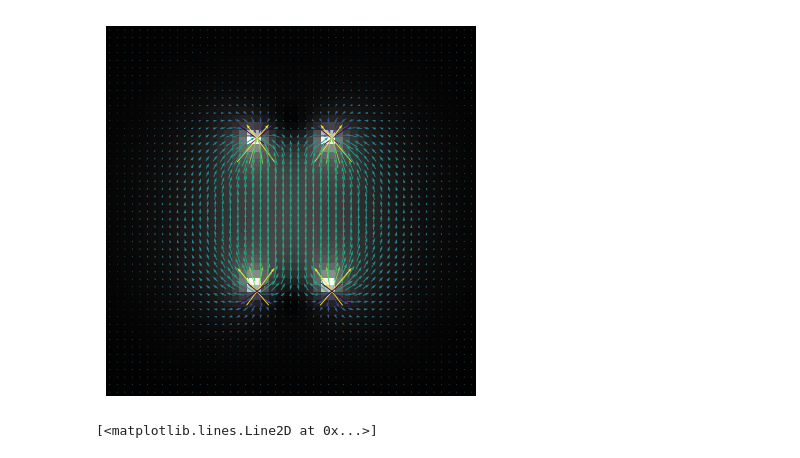
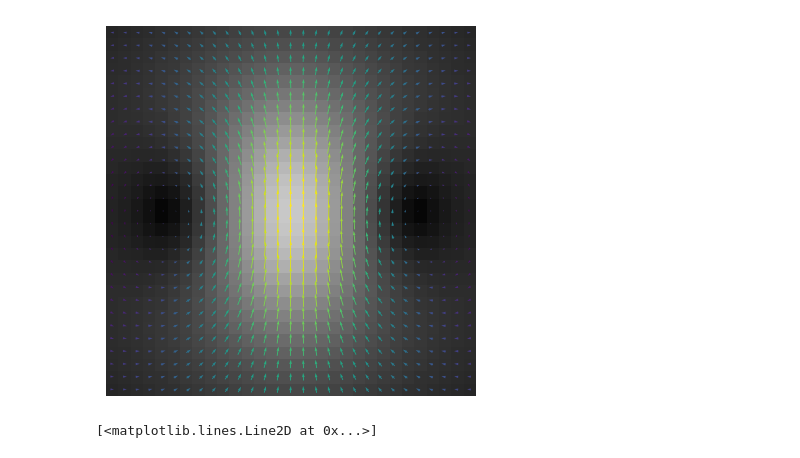
Before and after one commit to PabloDome/Microcopio, a Jupyter notebook: BobinasHemholtz.ipynb, the cells around one changed output. Saved outputs shown, nothing was run; the diff lists cells and outputs as text; code cells hidden in the pictures.

```diff
--- a/BobinasHemholtz.ipynb
+++ b/BobinasHemholtz.ipynb
@@ -3,17 +3,16 @@
 # %%
 import numpy as np
 import matplotlib.pyplot as plt
-from numba import jit
 
 # Tomo el eje z como el eje de las espiras
 
 e = 0.05 # Diametro del alambre en cm
 N_bob = 1 # Cantidad de espiras en el plano xy
 N_z = 1 # Cantidad de espiras en el eje z
-Rad_bob = 1 # Radio de la bobina interna en cm
-Pos_max = 2.5 #Distancia maxima de zoneo en cm
-Tam = 50 #Tamaño de la discretización del espacio
-I = 1 # Corriente en A
+Rad_bob = 0.3 # Radio de la bobina interna en cm
+Pos_max = 3 #Distancia maxima de zoneo en cm
+Tam = 30 #Tamaño de la discretización del espacio
+I = 2 # Corriente en A
 
 B_x = np.zeros((Tam,Tam))
 B_z = np.zeros((Tam,Tam))
@@ -22,82 +21,89 @@ Btot_x = np.zeros((Tam,Tam))
 Btot_z = np.zeros((Tam,Tam))
 
 B_punto = np.zeros(3)
+r = np.zeros(3)
 
-def BitSabart(I, r, r_bob, Radio_bob): #Es necesario que Radio_bob este en m
+Bx = np.zeros((Tam,Tam))
+Bz = np.zeros((Tam,Tam))
+
+def BitSabart(r, r_bob, Radio_bob): #Es necesario que Radio_bob este en m
   # Por practicidad voy a calcular el campo en xz, pero agregando la linea comentada se puede hacer en 3d
-  theta = np.linspace(0, 2*np.pi, num=100, endpoint=True) # num es la cantidad de divisiones de integración
-  Bx = -pow(10,-7)*I*np.trapz((r_bob[2]-r[2])*np.cos(theta)/pow((pow(-r[0]+r_bob[0]+Radio_bob*np.cos(theta),2)+
-                                                                 pow(-r[1]+r_bob[1]+Radio_bob*np.sin(theta),2)+
-                                                                 pow(-r[2]+r_bob[2],2)),3/2), theta)
-  #By = pow(10,-7)*I*np.trapz((r_bob[2]-r[2])*np.sin(theta)/pow((pow(-r[0]+r_bob[0]+Radio_bob*np.cos(theta),2)+
-  #                                                              pow(-r[1]+r_bob[1]+Radio_bob*np.sin(theta),2)+
-  #                                                              pow(-r[2]+r_bob[2],2)),3/2), theta)
-  Bz = pow(10,-7)*I*np.trapz(((r_bob[1]-r[1])*np.sin(theta)+(r_bob[0]-r[0])*np.cos(theta)+
-                              Radio_bob)/pow((pow(-r[0]+r_bob[0]+Radio_bob*np.cos(theta),2)+
-                                              pow(-r[1]+r_bob[1]+Radio_bob*np.sin(theta),2)+
-                                              pow(-r[2]+r_bob[2],2)),3/2), theta)
+  C = 0.01*I*Radio_bob
+  theta = np.linspace(0, 2*np.pi, num=100) # num es la cantidad de divisiones de integración
+  Bx = C*np.trapz((r_bob[2]-r[2])*np.cos(theta)/pow((pow(r_bob[0]-r[0]+Radio_bob*np.cos(theta),2)+
+                                                                 pow(r_bob[1]-r[1]+Radio_bob*np.sin(theta),2)+
+                                                                 pow(r_bob[2]-r[2],2)),3/2), theta)
+  #By = C*np.trapz((r_bob[2]-r[2])*np.sin(theta)/pow((pow(r_bob[0]-r[0]+Radio_bob*np.cos(theta),2)+
+  #                                                               pow(r_bob[1]-r[1]+Radio_bob*np.sin(theta),2)+
+  #                                                               pow(r_bob[2]-r[2],2)),3/2), theta)
+  Bz = C*np.trapz(((r[1]-r_bob[1])*np.sin(theta)+(r[0]-r_bob[0])*np.cos(theta)-Radio_bob)/pow((pow(r_bob[0]-r[0]+Radio_bob*np.cos(theta),2)+
+                                              pow(r_bob[1]-r[1]+Radio_bob*np.sin(theta),2)+
+                                              pow(r_bob[2]-r[2],2)),3/2), theta)
 
   B = np.array([Bx, 0, Bz])
 
   return B
 
-
-def Espira_punto(r, r_bob):
+def Espira(a, pos_bob):
 
   B_p = B_punto*0
 
-  r_bob_0 = r_bob
+  for i in range(Tam):
+    for j in range(Tam):
+      r = [(i-(Tam-1)*0.5)*2*(Pos_max/100)/Tam, ((Tam-1)*0.5)*2*(Pos_max/100)/Tam, (j-(Tam-1)*0.5)*2*(Pos_max/100)/Tam]
+      B_p = BitSabart(r, pos_bob, a)
+      B_x[i,j] = B_p[0]
+      B_z[i,j] = B_p[2]
 
-  for i in range(N_bob):
-    a = (Rad_bob+i*e)/100
-    for j in range(N_z):
-      r_bob[2] = r_bob_0[2] + j*(e/100)
-      B_p = B_p + BitSabart(I, r, r_bob, a)
-
-  return  B_p
+  return  B_x, B_z
 
 
 def Bobina():
-  B_x = np.zeros((Tam,Tam))
-  B_z = np.zeros((Tam,Tam))
+
   Distancia_bobs = Rad_bob*0.5   #Posición de la espira en cm
+  B_x_tot = B_x*0
+  B_z_tot = B_z*0
+  r_bob = r*0
 
-  r_bob = np.array([0, 0, Distancia_bobs])
+  for i in range(N_bob):
+    a = Rad_bob + i*e
+    for j in range(N_z):
 
-  for i in range(Tam):
-    for j in range(Tam):
-      r = np.array([(i-(Tam-1)*0.5)*2*(Pos_max/100)/Tam, 0, (j-(Tam-1)*0.5)*2*(Pos_max/100)/Tam])
-      B_punto = Espira_punto(r, r_bob/100)
-      B_x[i,j] = B_punto[0]
-      B_z[i,j] = B_punto[2]
+      r_bob[2] = Distancia_bobs + j*e
+      Bx, Bz = Espira(a/100, r_bob/100)
+      B_x_tot = Bx + B_x_tot
+      B_z_tot = Bz + B_z_tot
 
-  return B_x, B_z
+  return B_x_tot, B_z_tot
 
 B_x, B_z = Bobina()
 
 for i in range(Tam):
   for j in range(Tam):
     Btot_x[i,j] = B_x[i,j] + B_x[Tam-i-1,Tam-j-1]
     Btot_z[i,j] = B_z[i,j] + B_z[Tam-i-1,Tam-j-1]
 
 
 Int_Campo = np.sqrt(Btot_x*Btot_x+Btot_z*Btot_z)
 
 
-x, y = np.meshgrid(np.linspace(0, Tam, Tam), np.linspace(0, Tam, Tam))
-plt.quiver(x, y, Btot_x, Btot_z, np.arctan(Btot_z), pivot='mid',color='g')
-plt.imshow(abs(Int_Campo*255/np.max(Int_Campo)), cmap='gray', vmin=0, vmax=255)
+z, x = np.meshgrid(np.linspace(0, Tam, Tam), np.linspace(0, Tam, Tam))
+plt.quiver(z, x, Btot_x, Btot_z, np.arctan(Btot_z/np.max(Btot_z)), pivot='mid',color='g')
+plt.imshow(abs(Int_Campo*200/np.max(Int_Campo)), cmap='gray', vmin=0, vmax=255)
 plt.axis('off')
 plt.show()
 
 fig = plt.figure()
 fig.set_size_inches(10, 3)
 fig.subplots_adjust(left = 0.0, right=1.0, bottom=0.0, top=1.0, hspace = 0.0, wspace = 0.2)
 
 plt.subplot(1,2,1)
-plt.plot(x[int(Tam/2),:], Btot_z[int(Tam/2),:])
+plt.plot((z[int(Tam/2),:]-Tam/2)*Pos_max/Tam, Btot_z[int(Tam/2),:])
+#plt.plot((z[int(Tam/2),int(Tam/2)]-Tam/2)*Pos_max/Tam, Btot_z[int(Tam/2),int(Tam/2)],'ro')
+
 plt.subplot(1,2,2)
-plt.plot(x[int(Tam/2),:], Btot_z[int(Tam/2),:])
+plt.plot((x[:,int(Tam/2)]-Tam/2)*Pos_max/Tam, Btot_z[:,int(Tam/2)])
+#plt.plot((z[int(Tam/2),int(Tam/2)]-Tam/2)*Pos_max/Tam, Btot_z[int(Tam/2),int(Tam/2)],'ro')
 # %% [output]
-[figure, old version]
+[figure, new version]
 [<matplotlib.lines.Line2D at 0x...>]
```
Also changed, not shown: parts of 2 cells of this notebook.
